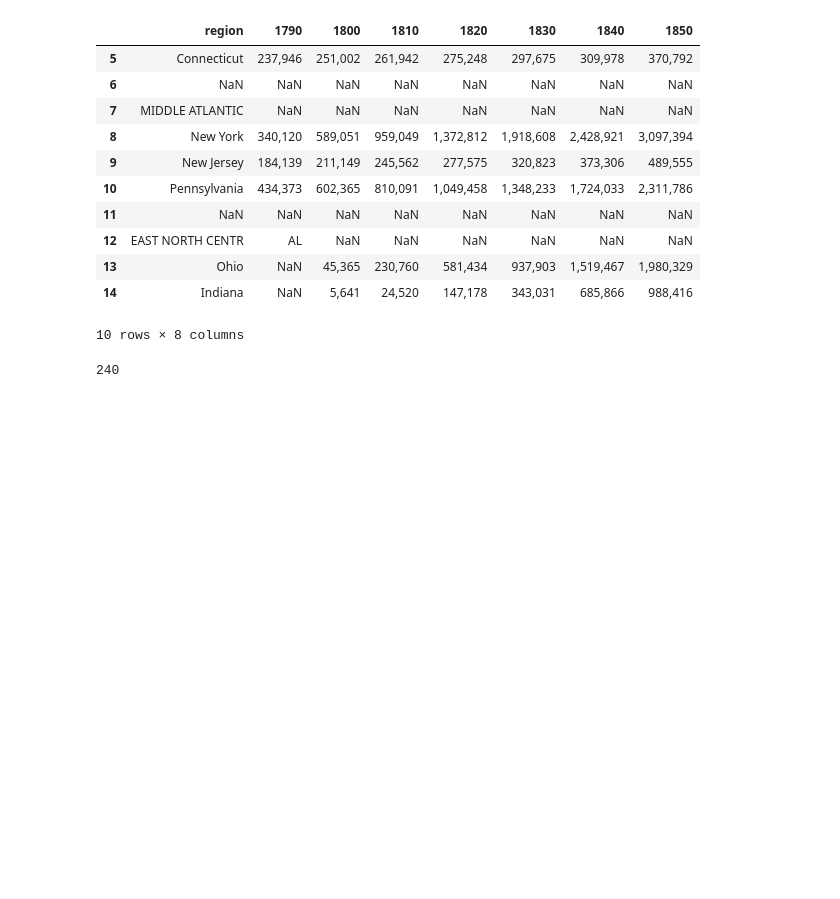
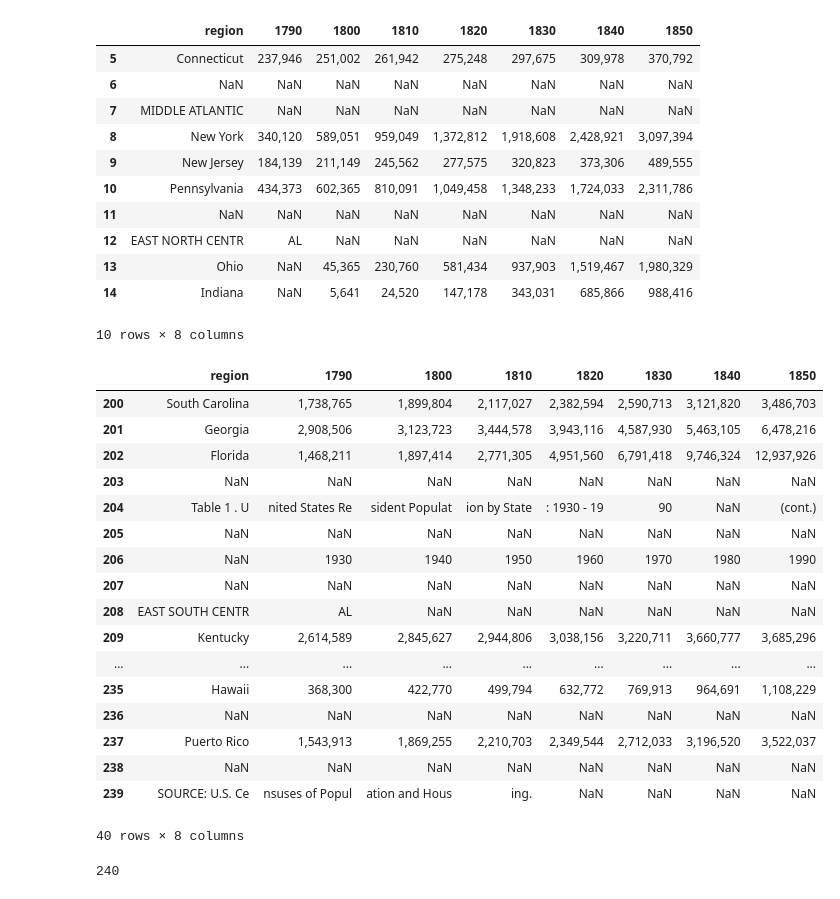
Before and after one commit to szeitlin/PopViz, a Jupyter notebook: parse_raw_populations.ipynb, the cells around one changed output. Drawn from its saved outputs; the diff is of its cells as text; code cells hidden in the pictures; blank space fills up the shorter version.

```diff
--- a/parse_raw_populations.ipynb
+++ b/parse_raw_populations.ipynb
@@ -21,5 +21,26 @@ test[5:15]
 | 13 | Ohio | NaN | 45,365 | 230,760 | 581,434 | 937,903 | 1,519,467 | 1,980,329 |
 | 14 | Indiana | NaN | 5,641 | 24,520 | 147,178 | 343,031 | 685,866 | 988,416 |
 10 rows × 8 columns
+# %%
+test[200:240]
+# %% [output]
+|  | region | 1790 | 1800 | 1810 | 1820 | 1830 | 1840 | 1850 |
+| 200 | South Carolina | 1,738,765 | 1,899,804 | 2,117,027 | 2,382,594 | 2,590,713 | 3,121,820 | 3,486,703 |
+| 201 | Georgia | 2,908,506 | 3,123,723 | 3,444,578 | 3,943,116 | 4,587,930 | 5,463,105 | 6,478,216 |
+| 202 | Florida | 1,468,211 | 1,897,414 | 2,771,305 | 4,951,560 | 6,791,418 | 9,746,324 | 12,937,926 |
+| 203 | NaN | NaN | NaN | NaN | NaN | NaN | NaN | NaN |
+| 204 | Table 1 . U | nited States Re | sident Populat | ion by State | : 1930 - 19 | 90 | NaN | (cont.) |
+| 205 | NaN | NaN | NaN | NaN | NaN | NaN | NaN | NaN |
+| 206 | NaN | 1930 | 1940 | 1950 | 1960 | 1970 | 1980 | 1990 |
+| 207 | NaN | NaN | NaN | NaN | NaN | NaN | NaN | NaN |
+| 208 | EAST SOUTH CENTR | AL | NaN | NaN | NaN | NaN | NaN | NaN |
+| 209 | Kentucky | 2,614,589 | 2,845,627 | 2,944,806 | 3,038,156 | 3,220,711 | 3,660,777 | 3,685,296 |
+| ... | ... | ... | ... | ... | ... | ... | ... | ... |
+| 235 | Hawaii | 368,300 | 422,770 | 499,794 | 632,772 | 769,913 | 964,691 | 1,108,229 |
+| 236 | NaN | NaN | NaN | NaN | NaN | NaN | NaN | NaN |
+| 237 | Puerto Rico | 1,543,913 | 1,869,255 | 2,210,703 | 2,349,544 | 2,712,033 | 3,196,520 | 3,522,037 |
+| 238 | NaN | NaN | NaN | NaN | NaN | NaN | NaN | NaN |
+| 239 | SOURCE: U.S. Ce | nsuses of Popul | ation and Hous | ing. | NaN | NaN | NaN | NaN |
+40 rows × 8 columns
 # %%
 #want to remove rows with region names, which are all caps in the first column, or blank
```
Also changed, not shown: parts of 14 cells of this notebook, 5 other files.
